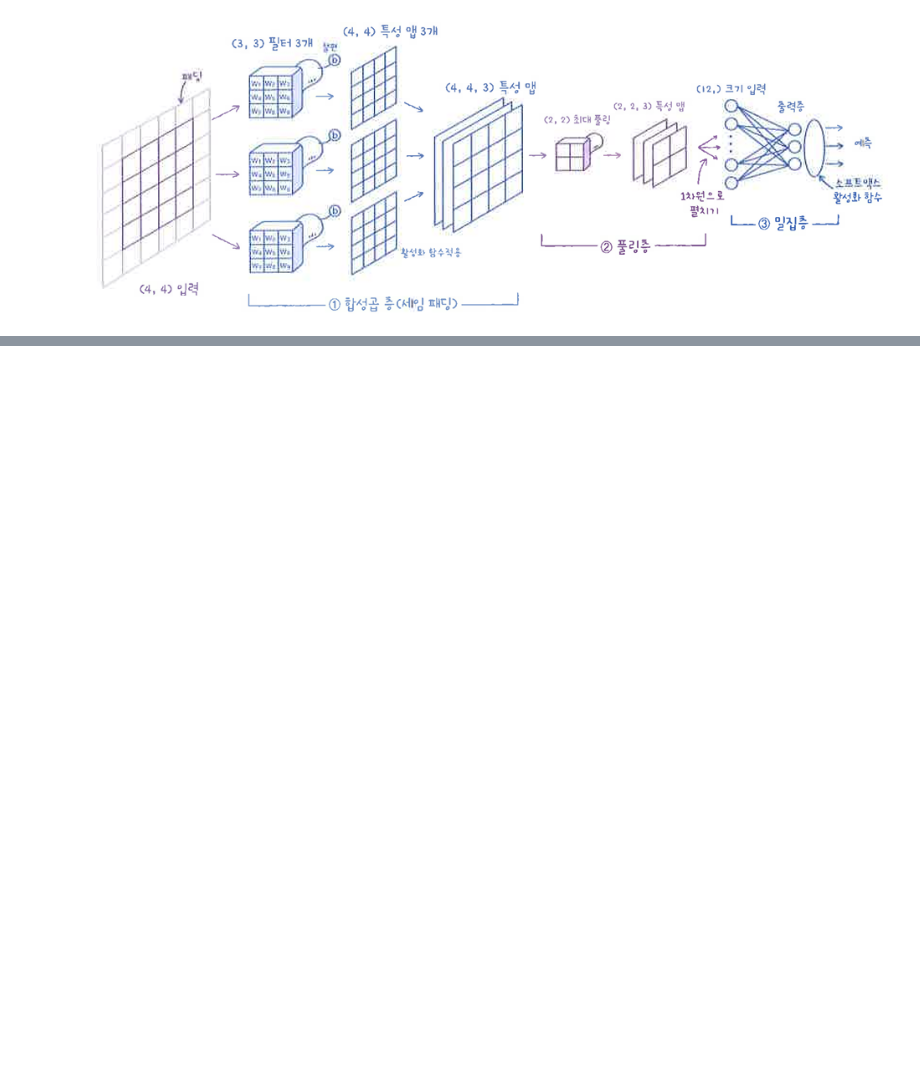
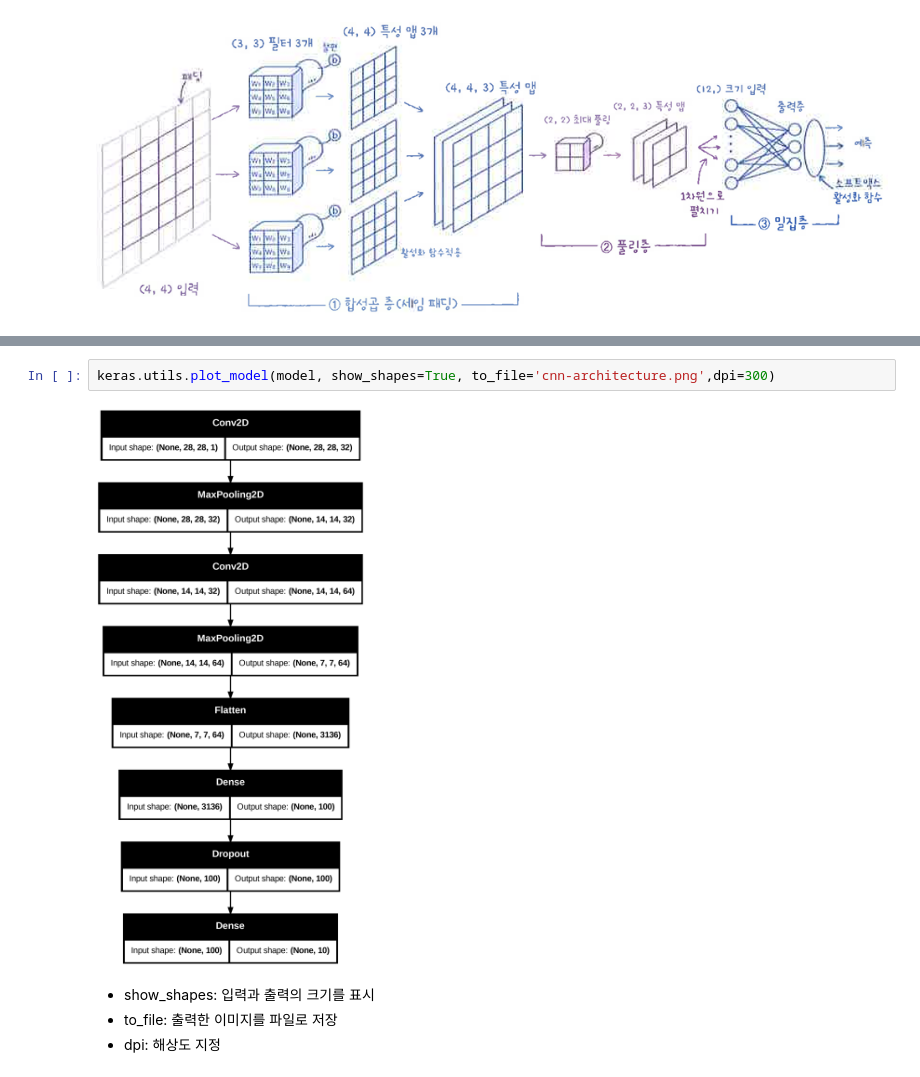
Before and after one commit to tndus628/-, a Jupyter notebook: 8. 이미지를 위한 인공 신경망.ipynb, the cells around one changed output, grey strips where cells are left out. Saved outputs shown, nothing was run; the diff lists cells and outputs as text; blank space fills up the shorter version.

```diff
--- a/8. 이미지를 위한 인공 신경망.ipynb
+++ b/8. 이미지를 위한 인공 신경망.ipynb
@@ -25,0 +88,8 @@
+# %%
+keras.utils.plot_model(model, show_shapes=True, to_file='cnn-architecture.png',dpi=300)
+# %% [output]
+[figure, added]
+# %% [markdown]
+- show_shapes: 입력과 출력의 크기를 표시
+- to_file: 출력한 이미지를 파일로 저장
+- dpi: 해상도 지정
```
Also changed, not shown: parts of 21 cells of this notebook.
